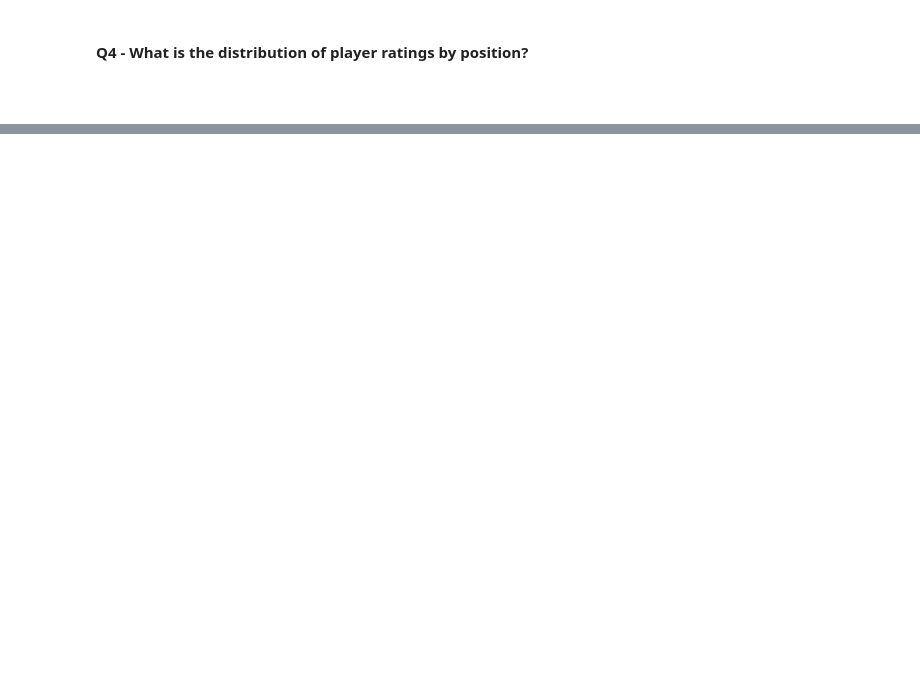
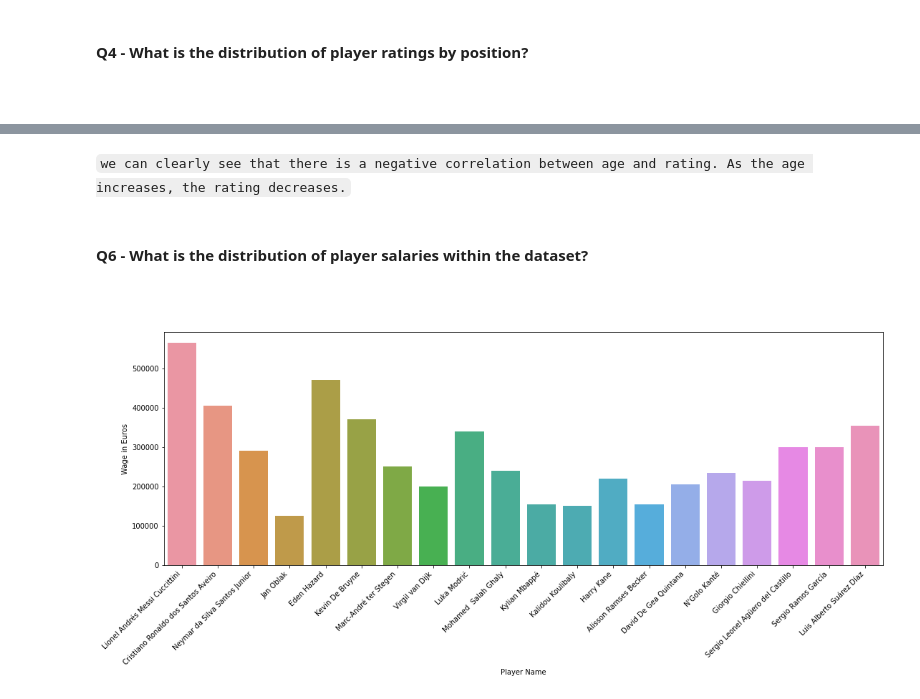
Before and after one commit to ilovedata6/FifaAnalysis, a Jupyter notebook: analysis.ipynb, the cells around one changed output, grey strips where cells are left out. Cells and saved outputs as stored; diff of their text form; code cells hidden in the pictures; blank space fills up the shorter version.

````diff
--- a/analysis.ipynb
+++ b/analysis.ipynb
@@ -531,0 +440,16 @@ plt.setp(ax.get_xticklabels(), rotation=45, horizontalalignment='right')
+# %% [markdown]
+`we can clearly see that there is a negative correlation between age and rating. As the age increases, the rating decreases.`
+# %% [markdown]
+#### Q6 - What is the distribution of player salaries within the dataset?
+
+```python
+# %%
+salaries = df.head(20)
+plt.figure(figsize=(18,6))
+ax=sns.barplot(x='long_name', y='wage_eur', data=salaries)
+plt.xlabel('Player Name')
+plt.xticks(rotation=45, horizontalalignment='right')
+plt.ylabel('Wage in Euros')
+plt.show()
+# %% [output]
+[figure, added]
````
Also changed, not shown: parts of 34 cells of this notebook, 1 other file.
